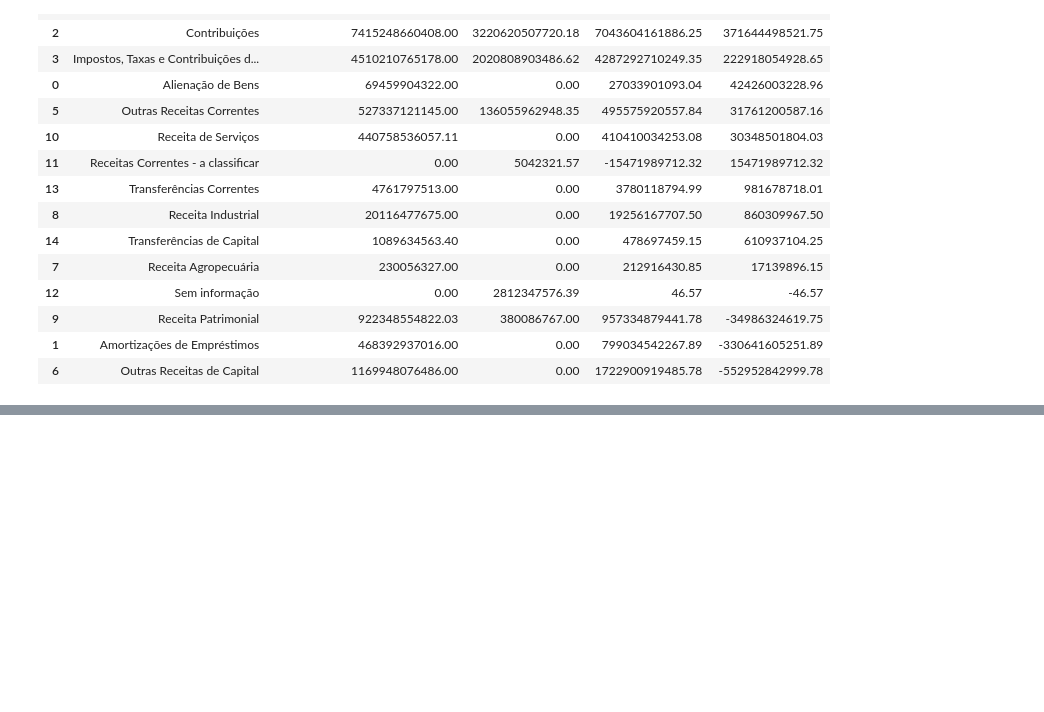
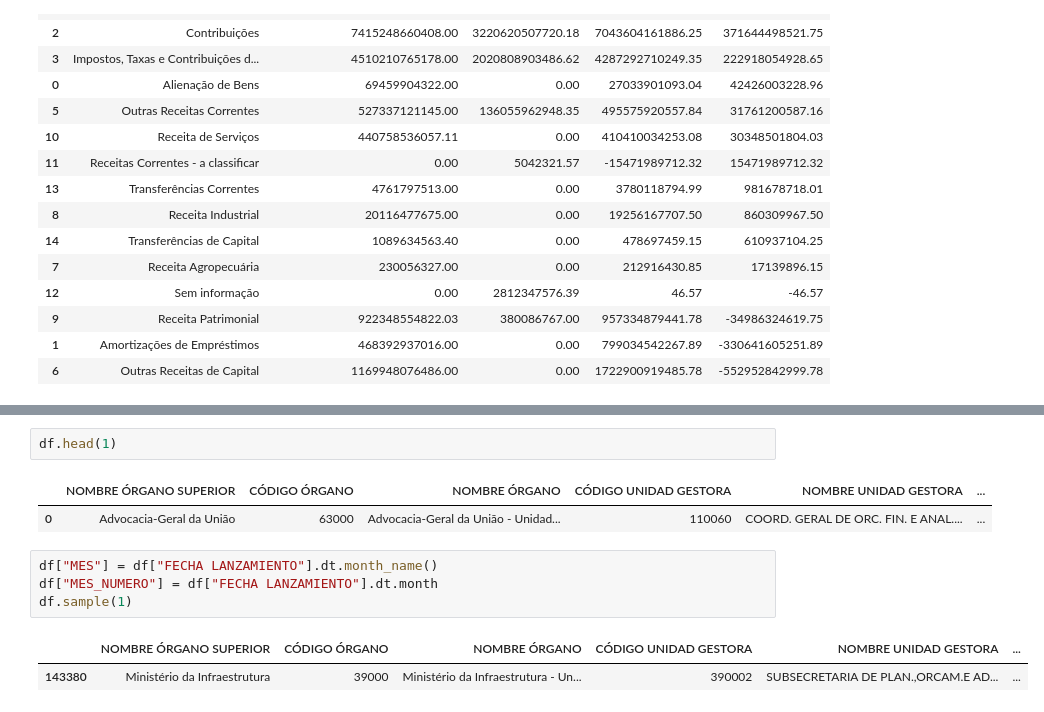
Before and after one commit to Gonzalo8julian/11.Proyecto2_EDA-Ingresos-Publicos-Brasil, a Jupyter notebook: 3.PROYECTO2_EDA.ipynb, the cells around one changed output, grey strips where cells are left out. Drawn from its saved outputs; the diff is of its cells as text; blank space fills up the shorter version.

```diff
--- a/3.PROYECTO2_EDA.ipynb
+++ b/3.PROYECTO2_EDA.ipynb
@@ -368,0 +394,12 @@ origen_ingresos.sort_values(by="DIFERENCIA", ascending=False)
+# %%
+df.head(1)
+# %% [output]
+|  | NOMBRE ÓRGANO SUPERIOR | CÓDIGO ÓRGANO | NOMBRE ÓRGANO | CÓDIGO UNIDAD GESTORA | NOMBRE UNIDAD GESTORA | ... |
+| 0 | Advocacia-Geral da União | 63000 | Advocacia-Geral da União - Unidad... | 110060 | COORD. GERAL DE ORC. FIN. E ANAL.... | ... |
+# %%
+df["MES"] = df["FECHA LANZAMIENTO"].dt.month_name()
+df["MES_NUMERO"] = df["FECHA LANZAMIENTO"].dt.month
+df.sample(1)
+# %% [output]
+|  | NOMBRE ÓRGANO SUPERIOR | CÓDIGO ÓRGANO | NOMBRE ÓRGANO | CÓDIGO UNIDAD GESTORA | NOMBRE UNIDAD GESTORA | ... |
+| 143380 | Ministério da Infraestrutura | 39000 | Ministério da Infraestrutura - Un... | 390002 | SUBSECRETARIA DE PLAN.,ORCAM.E AD... | ... |
```
Also changed, not shown: parts of 6 cells of this notebook, 2 other files.
